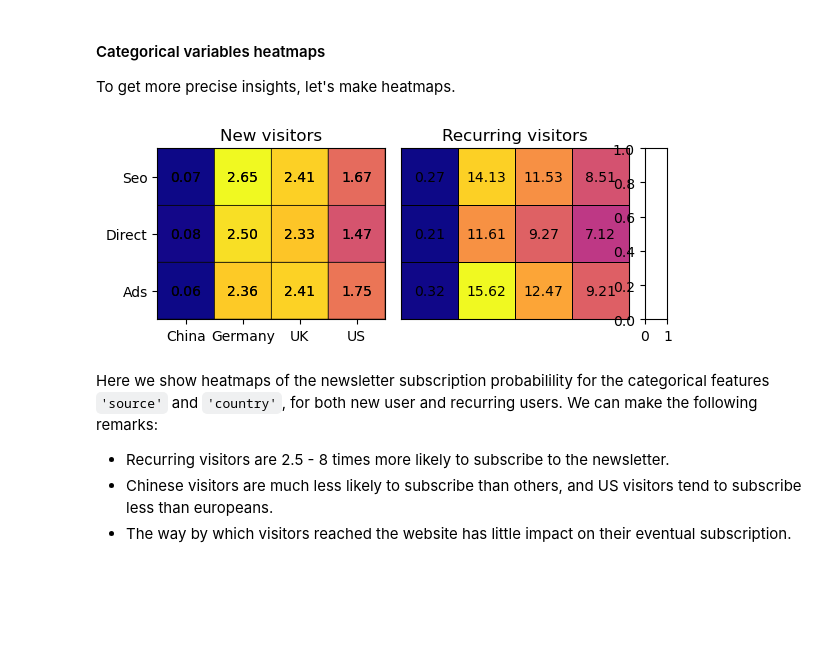
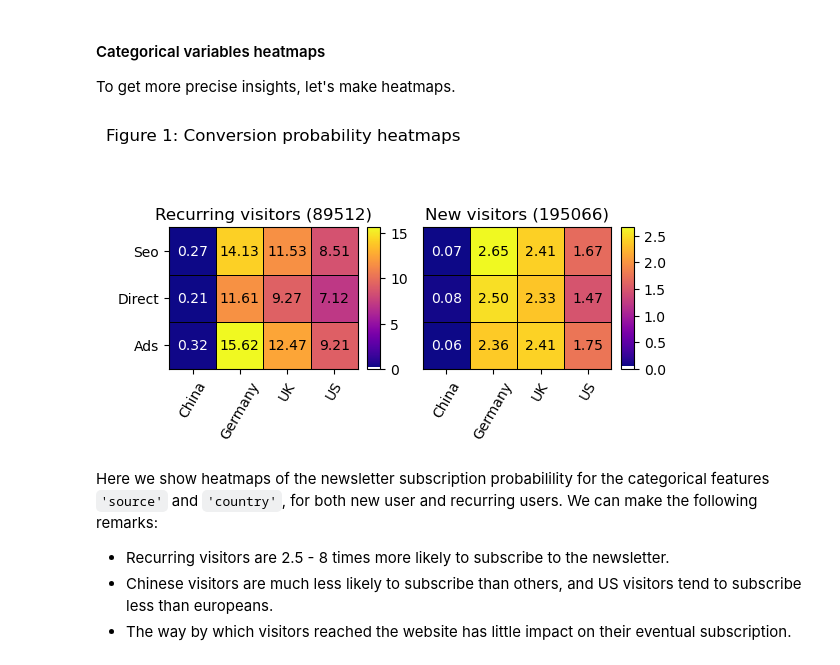
Before and after one commit to netesf13d/jedha-projects, a Jupyter notebook: 03-Machine_Learning/Conversion_rate_challenge/Conversion_rate_challenge.ipynb, the cells around one changed output. Saved outputs shown, nothing was run; the diff lists cells and outputs as text; code cells hidden in the pictures; blank space fills up the shorter version.

```diff
--- a/03-Machine_Learning/Conversion_rate_challenge/Conversion_rate_challenge.ipynb
+++ b/03-Machine_Learning/Conversion_rate_challenge/Conversion_rate_challenge.ipynb
@@ -141,41 +239,39 @@ for i, source in enumerate(sources):
-# %%
-fig1 = plt.figure(figsize=(6, 3))
-gs = gridspec.GridSpec(
-    nrows=1, ncols=3,
-    width_ratios=[1, 1, 0.1], wspace=0.1,
-    figure=fig1,
-    left=0.1, bottom=0.2, right=0.95, top=0.77)
-axs1 = gs.subplots(sharex=False, sharey=False, squeeze=True)
-
-axs1[0].set_aspect('equal')
-axs1[0].pcolor(new_pconv, cmap='plasma', edgecolors='k', lw=0.5)
-axs1[0].set_xticks([0.5, 1.5, 2.5, 3.5], countries)
-axs1[0].set_yticks([0.5, 1.5, 2.5], sources)
-axs1[0].set_title("New visitors")
-for (i, j), p in np.ndenumerate(new_pconv):
-    axs1[0].text(j+0.5, i+0.5, f'{100*p:.2f}', ha='center', va='center')
-
-
-axs1[1].set_aspect('equal')
-axs1[1].pcolormesh(rec_pconv, cmap='plasma', edgecolors='k', lw=0.5)
-axs1[1].tick_params(top=False, labeltop=False,
-                  bottom=False, labelbottom=False,
-                  left=False, labelleft=False,
-                  right=False, labelright=False)
-# axs1[1].set_xlim(0, 1.2e5)
-axs1[1].set_title("Recurring visitors")
-for (i, j), p in np.ndenumerate(new_pconv):
-    axs1[0].text(j+0.5, i+0.5, f'{100*p:.2f}', ha='center', va='center')
-for (i, j), p in np.ndenumerate(rec_pconv):
-    axs1[1].text(j+0.5, i+0.5, f'{100*p:.2f}', ha='center', va='center')
-
-
-# cb = fig.colorbar(yzprof, cax=ax[2], orientation="horizontal",
-#                   ticklocation="top", extend="max", extendfrac=0.03)
-
-plt.show()
-# %% [output]
-[figure, removed]
+# %%
+sources = ['Ads', 'Direct', 'Seo']
+countries = ['China', 'Germany', 'UK', 'US']
+new_user, counts, pconv, _ = prob_distrib(
+    df, group_by='new_user', variables=['source', 'country'],
+    xvals=[sources, countries])
+# %%
+fig1, axs1 = plt.subplots(nrows=1, ncols=2, figsize=(6, 3.5))
+fig1.suptitle('Figure 1: Conversion probability heatmaps', x=0.02, ha='left')
+
+axs1_cb = np.empty_like(axs1, dtype=object)
+for k, ax in enumerate(axs1):
+    ax.set_aspect('equal')
+    heatmap = ax.pcolormesh(100*pconv[k], cmap='plasma', edgecolors='k', lw=0.5)
+    ax.set_xticks([0.5, 1.5, 2.5, 3.5], countries, rotation=60)
+    ax.set_yticks([0.5, 1.5, 2.5], sources)
+    for (i, j), p in np.ndenumerate(pconv[k]):
+        color = 'k' if p > np.max(pconv[k]) / 3 else 'w'
+        ax.text(j+0.5, i+0.5, f'{100*p:.2f}', color=color, ha='center', va='center')
+
+    div = make_axes_locatable(ax)
+    axs1_cb[k] = div.append_axes("right", size="7%", pad="5%")
+    fig1.add_axes(axs1_cb[k])
+    fig1.colorbar(heatmap, cax=axs1_cb[k], orientation="vertical", ticklocation="right")
+
+
+axs1[0].set_title(f"Recurring visitors ({np.sum(counts[0])})")
+axs1_cb[0].set_yticks([0, 5, 10, 15])
+
+axs1[1].set_title(f"New visitors ({np.sum(counts[1])})")
+axs1[1].tick_params(left=False, labelleft=False)
+axs1_cb[1].set_yticks([0, 0.5, 1, 1.5, 2, 2.5])
+
+plt.show()
+# %% [output]
+[figure, added]
 # %% [markdown]
 Here we show heatmaps of the newsletter subscription probabilility for the categorical features `'source'` and `'country'`, for both new user and recurring users. We can make the following remarks:
 - Recurring visitors are 2.5 - 8 times more likely to subscribe to the newsletter.
```
Also changed, not shown: parts of 49 cells of this notebook, 2 other files.
